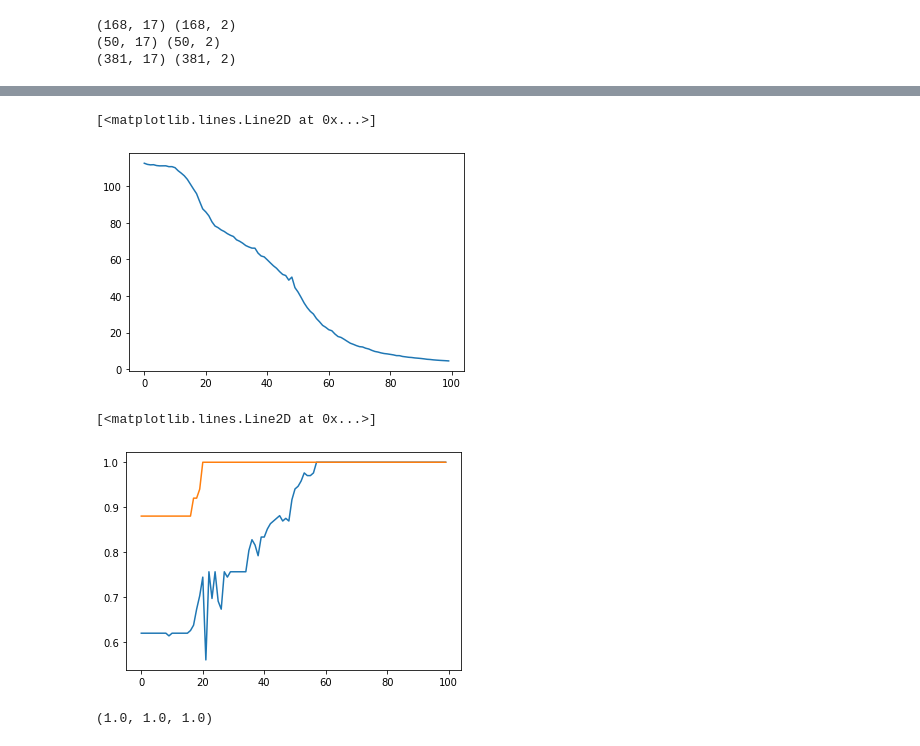
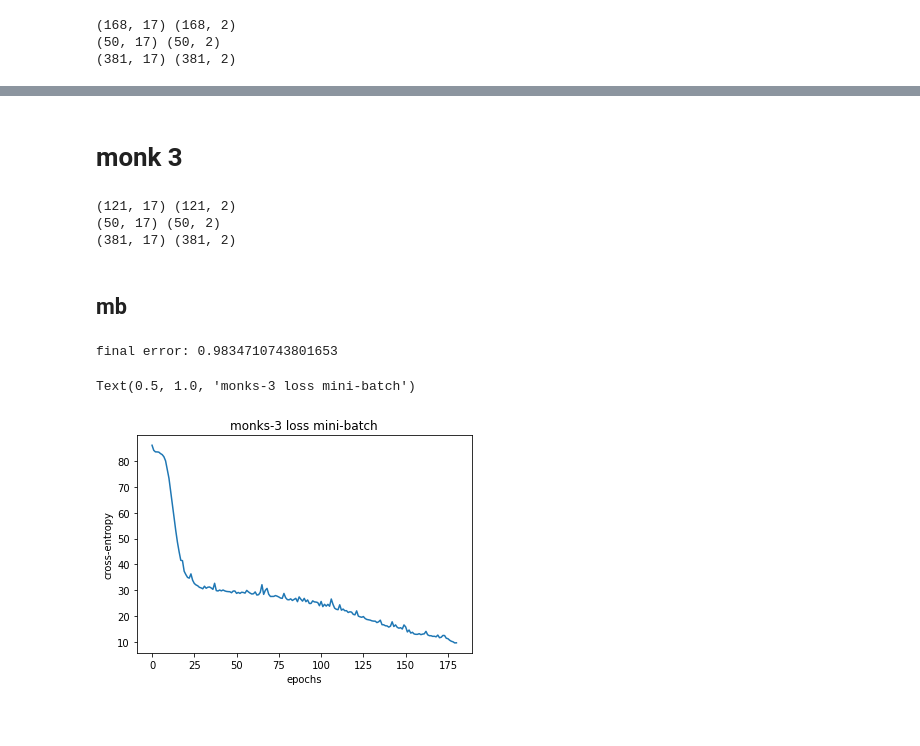
Before and after one commit to sd3ntato/ML-Project, a Jupyter notebook: MONK_17.ipynb, the cells around one changed output, grey strips where cells are left out. Drawn from its saved outputs; the diff is of its cells as text; code cells hidden in the pictures; blank space fills up the shorter version.

Commit message:
tests on monk datasets

```diff
--- a/MONK_17.ipynb
+++ b/MONK_17.ipynb
@@ -44,0 +185,17 @@ print(tex.shape, tey.shape)
+# %%
+n = MLP(  Nodes=[17,3,2], w_range=0.3, f='relu', f_out='softmax')
+
+n.train(tx, ty, 3e-01,
+  a = 7e-01,
+  l = 1e-9,
+  val_x = vx,
+  val_y = vy,
+  max_epochs = 200,
+  tresh = 0.01,
+  measure_interval = 30,
+  bs=None )
+
+plt.plot(n.loss_history)
+plt.xlabel("epochs")
+plt.ylabel("cross-entropy")
+plt.title("monks-2 loss batch")
@@ -45,27 +219,51 @@ print(tex.shape, tey.shape)
+# %% [markdown]
+# monk 3
+# %%
+import pandas as pd
+tr_data = pd.read_csv('monks-3.train',sep=' ',index_col=8)
+tr_data = tr_data.drop(columns = tr_data.columns[0])
+tr_data = tr_data.to_numpy()
+
+ty = tr_data[:,0] ; ty = to_categorical(ty)
+tx = tr_data[:,1:] ; tx = transform(tx)
+
+te_data = pd.read_csv('monks-3.test',sep=' ',index_col=8)
+te_data = te_data.drop(columns = te_data.columns[0])
+te_data = te_data.to_numpy()
+
+vy = te_data[:50,0] ; vy = to_categorical(vy)
+vx = te_data[:50,1:] ; vx = transform(vx)
+
+tey = te_data[50:,0] ; tey = to_categorical(tey)
+tex = te_data[50:,1:] ; tex = transform(tex)
+
+print(tx.shape, ty.shape)
+print(vx.shape, vy.shape)
+print(tex.shape, tey.shape)
+# %% [output]
+(121, 17) (121, 2)
+(50, 17) (50, 2)
+(381, 17) (381, 2)
+# %% [markdown]
+## mb
 # %%
 n = MLP(  Nodes=[17,3,2], w_range=0.3, f='relu', f_out='softmax')
 
 n.train(tx, ty, 1e-01,
   a = 7e-01,
   l = 1e-9,
   val_x = vx,
   val_y = vy,
-  max_epochs = 100,
+  max_epochs = 200,
   tresh = 0.01,
   measure_interval = 30,
   bs=30 )
 
 plt.plot(n.loss_history)
+plt.xlabel("epochs")
+plt.ylabel("cross-entropy")
+plt.title("monks-3 loss mini-batch")
 # %% [output]
-[<matplotlib.lines.Line2D at 0x...>]
+final error: 0.9834710743801653
+Text(0.5, 1.0, 'monks-3 loss mini-batch')
-[figure, old version]
+[figure, new version]
-# %%
-plt.plot(n.train_history)
-plt.plot(n.valid_history)
-# %% [output]
-[<matplotlib.lines.Line2D at 0x...>]
-[figure, removed]
-# %%
-n.error(tx,ty), n.error(vx,vy), n.error(tex,tey)
-# %% [output]
-(1.0, 1.0, 1.0)
```
Also changed, not shown: parts of 21 cells of this notebook.
